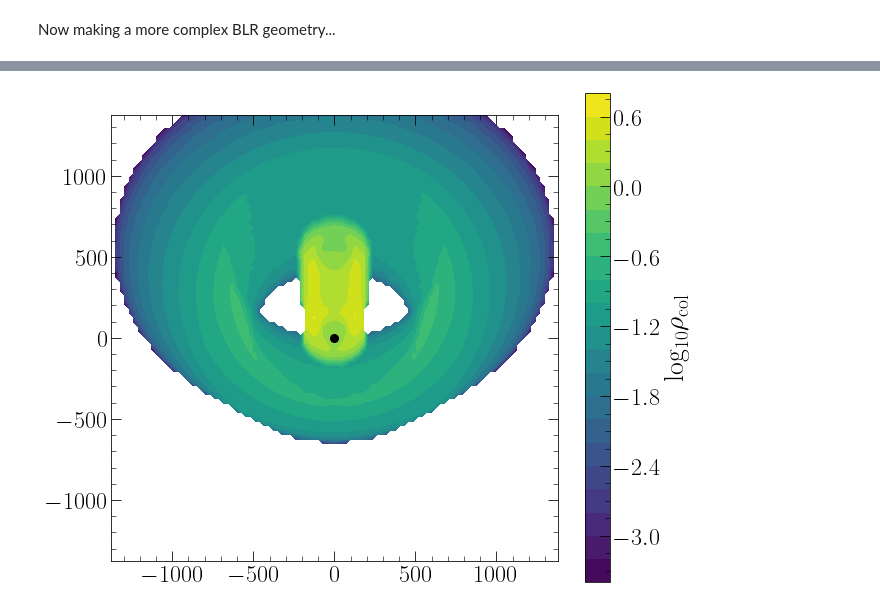
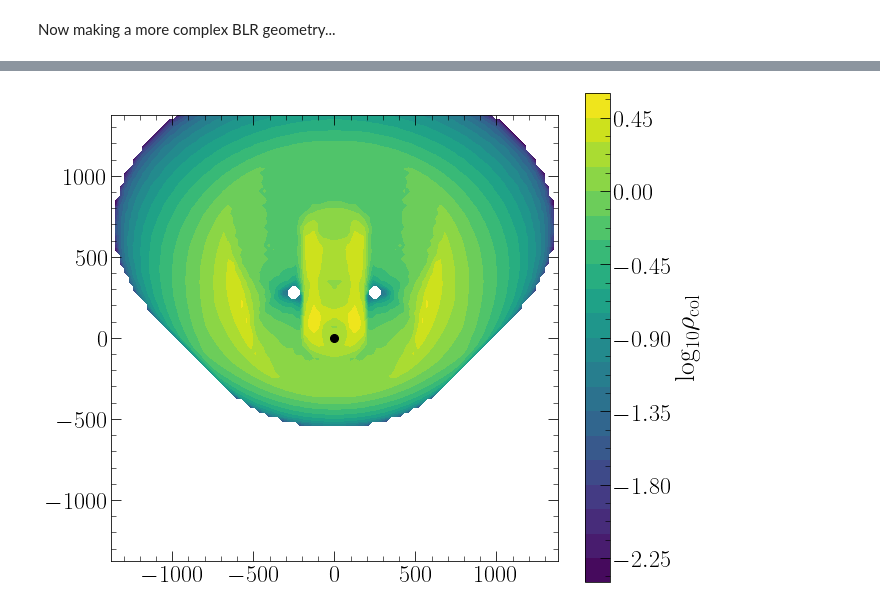
Before and after one commit to Henry-Best-01/Amoeba, a Jupyter notebook: TestingBLR.ipynb, the cells around one changed output, grey strips where cells are left out. Cells and saved outputs as stored; diff of their text form; code cells hidden in the pictures.

```diff
--- a/TestingBLR.ipynb
+++ b/TestingBLR.ipynb
@@ -359,18 +391,19 @@ plt.show()
 # %%
-inc_ang = 35
+inc_ang = 45
 projection = comp_BLR.Project_BLR_density(inc_ang)
 inc_ang *= np.pi/180
 x_vals = np.linspace(-comp_BLR.max_r, comp_BLR.max_r, np.size(projection, 0))
 y_vals = np.linspace(-comp_BLR.max_r, comp_BLR.max_r, np.size(projection, 1))
 
 fig, ax = plt.subplots(figsize=(10,9))
 ax.plot([0], [0], 'k.', markersize=16)
 contours = ax.contourf(x_vals, y_vals, np.log10(projection),20)
 cbar = plt.colorbar(contours, ax=ax, label=r"log$_{10}\rho_{\rm{col}}$")
 ax.set_aspect(1)
+fig.savefig("ComplexBLRColumnDensity.pdf")
 plt.show()
 # %% [output]
-[figure, old version]
+[figure, new version]
 # %%
 inc_ang = 85
 projection = comp_BLR.Project_BLR_density(inc_ang)
```
Also changed, not shown: parts of 14 cells of this notebook, 1 other file.
